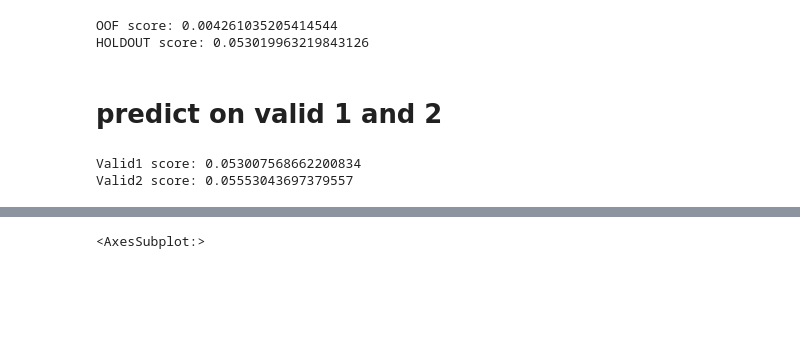
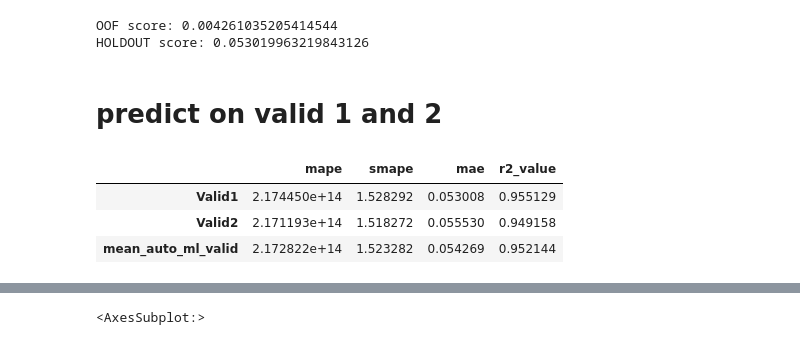
Before and after one commit to ksetdekov/ts_transformers, a Jupyter notebook: LAMA_basic.ipynb, the cells around one changed output, grey strips where cells are left out. Drawn from its saved outputs; the diff is of its cells as text; code cells hidden in the pictures; blank space fills up the shorter version.

Commit message:
added automl scores for validation

```diff
--- a/LAMA_basic.ipynb
+++ b/LAMA_basic.ipynb
@@ -538,8 +539,16 @@ validdata2 = read_valid(valid2)
 pred_valid1 = utilized_automl.predict(validdata1)
 pred_valid2 = utilized_automl.predict(validdata2)
 # %%
-print(f'Valid1 score: {mean_absolute_error(validdata1[TARGET_NAME].values, pred_valid1.data[:, 0])}')
-print(f'Valid2 score: {mean_absolute_error(validdata2[TARGET_NAME].values, pred_valid2.data[:, 0])}')
+Lama_prediction = {'Valid1':{'true':validdata1[TARGET_NAME].values,
+                             'prediction':pred_valid1.data[:, 0]},
+                   'Valid2':{'true':validdata2[TARGET_NAME].values,
+                             'prediction':pred_valid2.data[:, 0]}}
-# %% [output]
-Valid1 score: 0.053007568662200834
-Valid2 score: 0.05553043697379557
+# %%
+automl_validation_results = score_model(Lama_prediction)
+automl_validation_results.loc['mean_auto_ml_valid'] = automl_validation_results.mean()
+automl_validation_results
+# %% [output]
+|  | mape | smape | mae | r2_value |
+| Valid1 | 2.174450e+14 | 1.528292 | 0.053008 | 0.955129 |
+| Valid2 | 2.171193e+14 | 1.518272 | 0.055530 | 0.949158 |
+| mean_auto_ml_valid | 2.172822e+14 | 1.523282 | 0.054269 | 0.952144 |
```
Also changed, not shown: parts of 8 cells of this notebook, 2 other files.
